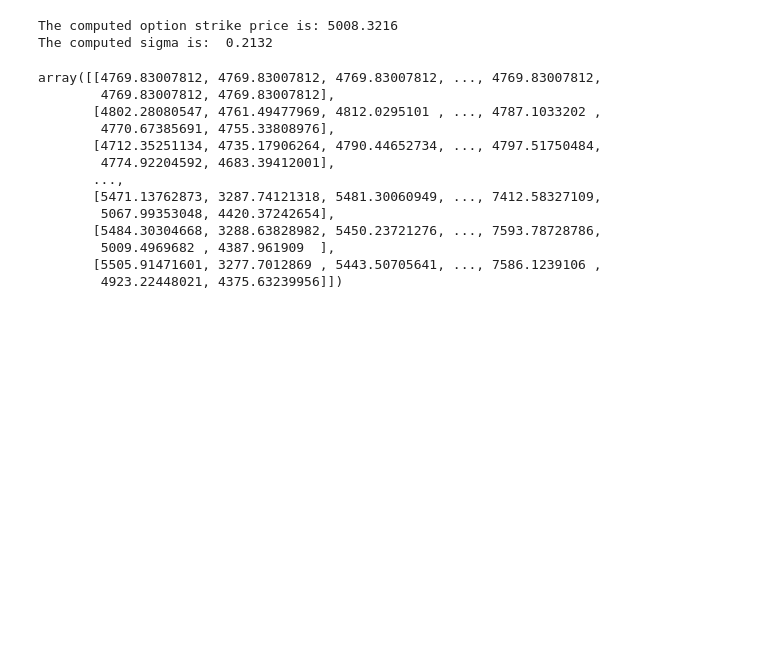
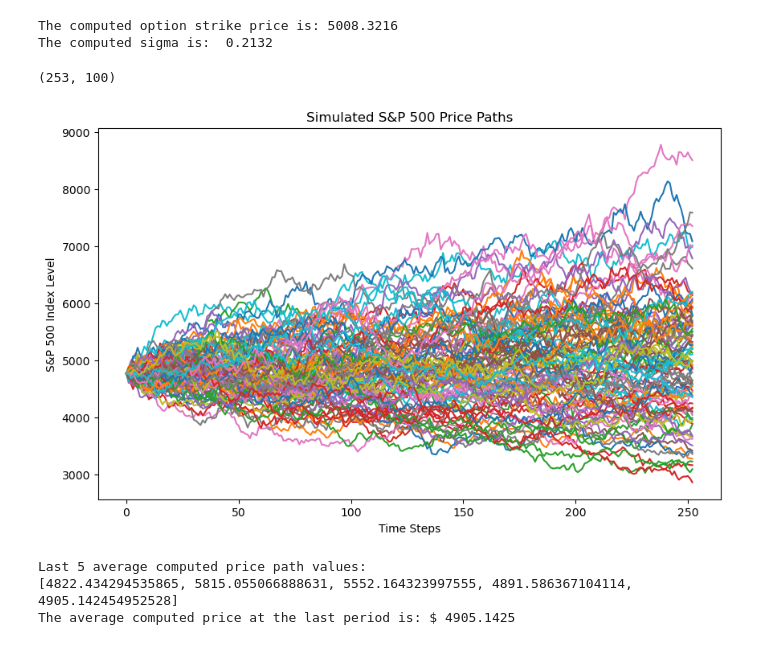
Before and after one commit to mburley127/MonteCarlo, a Jupyter notebook: LSMC_ExoticOptions/LSMC_Exotics.ipynb, the cells around one changed output. Cells and saved outputs as stored; diff of their text form; code cells hidden in the pictures; blank space fills up the shorter version.

```diff
--- a/LSMC_ExoticOptions/LSMC_Exotics.ipynb
+++ b/LSMC_ExoticOptions/LSMC_Exotics.ipynb
@@ -74,18 +74,7 @@ def price_paths(S0, T, r, sigma, dt, n_steps, n_simulations):
     return S
 
 ### Display Price Paths
-price_paths(s_0, T, r, sigma, dt, n_steps, n_simulations)
+paths = price_paths(s_0, T, r, sigma, dt, n_steps, n_simulations)
+print(paths.shape)
 # %% [output]
-array([[4769.83007812, 4769.83007812, 4769.83007812, ..., 4769.83007812,
-        4769.83007812, 4769.83007812],
-       [4802.28080547, 4761.49477969, 4812.0295101 , ..., 4787.1033202 ,
-        4770.67385691, 4755.33808976],
-       [4712.35251134, 4735.17906264, 4790.44652734, ..., 4797.51750484,
-        4774.92204592, 4683.39412001],
-       ...,
-       [5471.13762873, 3287.74121318, 5481.30060949, ..., 7412.58327109,
-        5067.99353048, 4420.37242654],
-       [5484.30304668, 3288.63828982, 5450.23721276, ..., 7593.78728786,
-        5009.4969682 , 4387.961909  ],
-       [5505.91471601, 3277.7012869 , 5443.50705641, ..., 7586.1239106 ,
-        4923.22448021, 4375.63239956]])
+(253, 100)
@@ -93,0 +81,37 @@ array([[4769.83007812, 4769.83007812, 4769.83007812, ..., 4769.83007812,
+# %%
+### Plot Price Paths
+def plot_paths(price_paths, n_simulations):
+    # Plot some simulated paths
+    plt.figure(figsize = (10, 6))
+    # Iterate
+    for t in range(n_simulations):
+        plt.plot(price_paths[:, t])
+
+    plt.title('Simulated S&P 500 Price Paths')
+    plt.xlabel('Time Steps')
+    plt.ylabel('S&P 500 Index Level')
+    plt.show()
+
+plot_paths(paths, n_simulations)
+# %% [output]
+[figure, added]
+# %%
+### Calculate Avg Asset Price
+def avg_price(paths, n_simulations):
+    # Array initialization
+    avg_path = []
+    # Iterate to calculate avg price over time
+    for t in range(n_simulations):
+        avg_path.append(paths[:, t].mean())
+
+    return avg_path
+
+avg_price_path = avg_price(paths, n_simulations)
+print('Last 5 average computed price path values:')
+print(avg_price_path[-5:])
+print('The average computed price at the last period is: $', round(avg_price_path[-1], 4))
+#print(len(avg_price_path))
+# %% [output]
+Last 5 average computed price path values:
+[4822.434294535865, 5815.055066888631, 5552.164323997555, 4891.586367104114, 4905.142454952528]
+The average computed price at the last period is: $ 4905.1425
```
Also changed, not shown: parts of 4 cells of this notebook.
